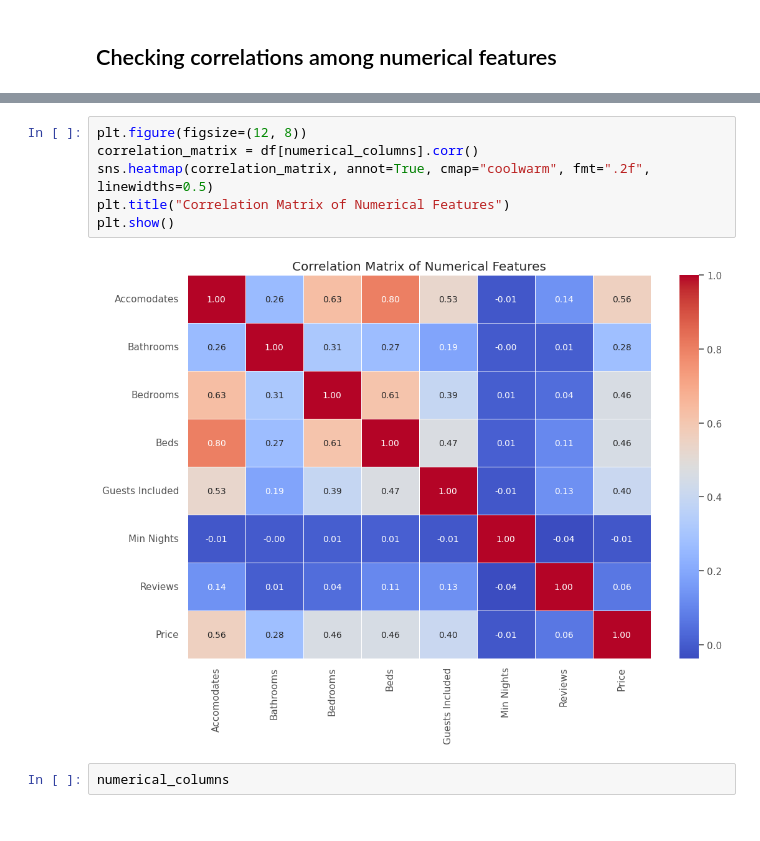
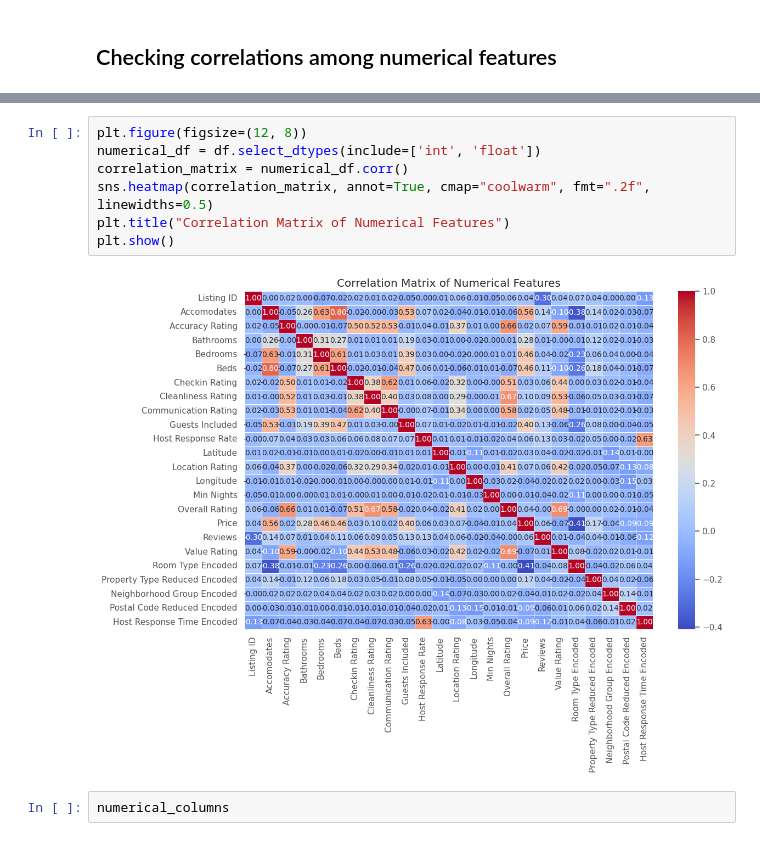
Before and after one commit to hajyhia/Airbnb_Berlin_Price_predic, a Jupyter notebook: Airbnb_Berlin_Data_Cleansing.ipynb, the cells around one changed output, grey strips where cells are left out. Saved outputs shown, nothing was run; the diff lists cells and outputs as text.

```diff
--- a/Airbnb_Berlin_Data_Cleansing.ipynb
+++ b/Airbnb_Berlin_Data_Cleansing.ipynb
@@ -79,12 +79,13 @@ dtypes: bool(3), float64(18), int64(6), object(12)
 memory usage: 6.7+ MB
 # %%
 plt.figure(figsize=(12, 8))
-correlation_matrix = df[numerical_columns].corr()
+numerical_df = df.select_dtypes(include=['int', 'float'])
+correlation_matrix = numerical_df.corr()
 sns.heatmap(correlation_matrix, annot=True, cmap="coolwarm", fmt=".2f", linewidths=0.5)
 plt.title("Correlation Matrix of Numerical Features")
 plt.show()
 # %% [output]
-[figure, old version]
+[figure, new version]
 # %%
 numerical_columns
 # %% [output]
```
Also changed, not shown: parts of 3 cells of this notebook.
